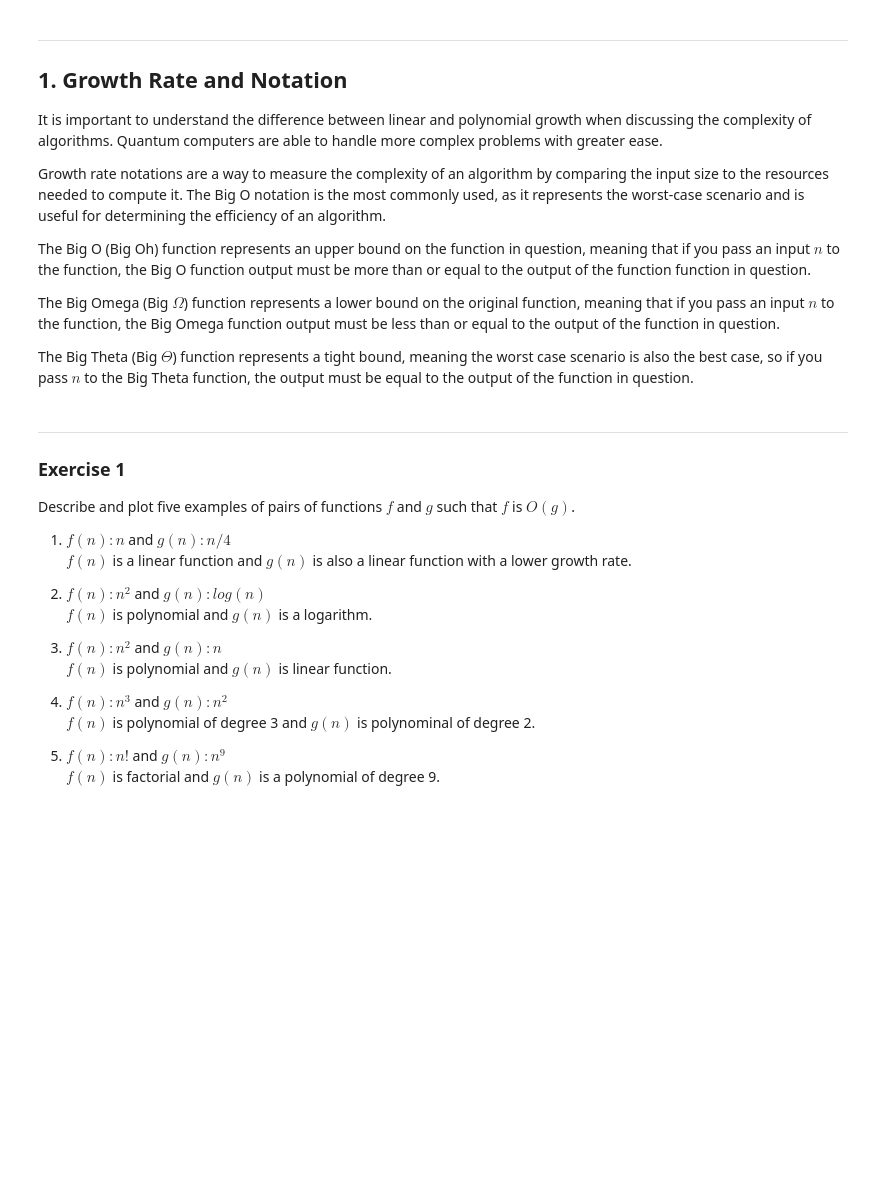
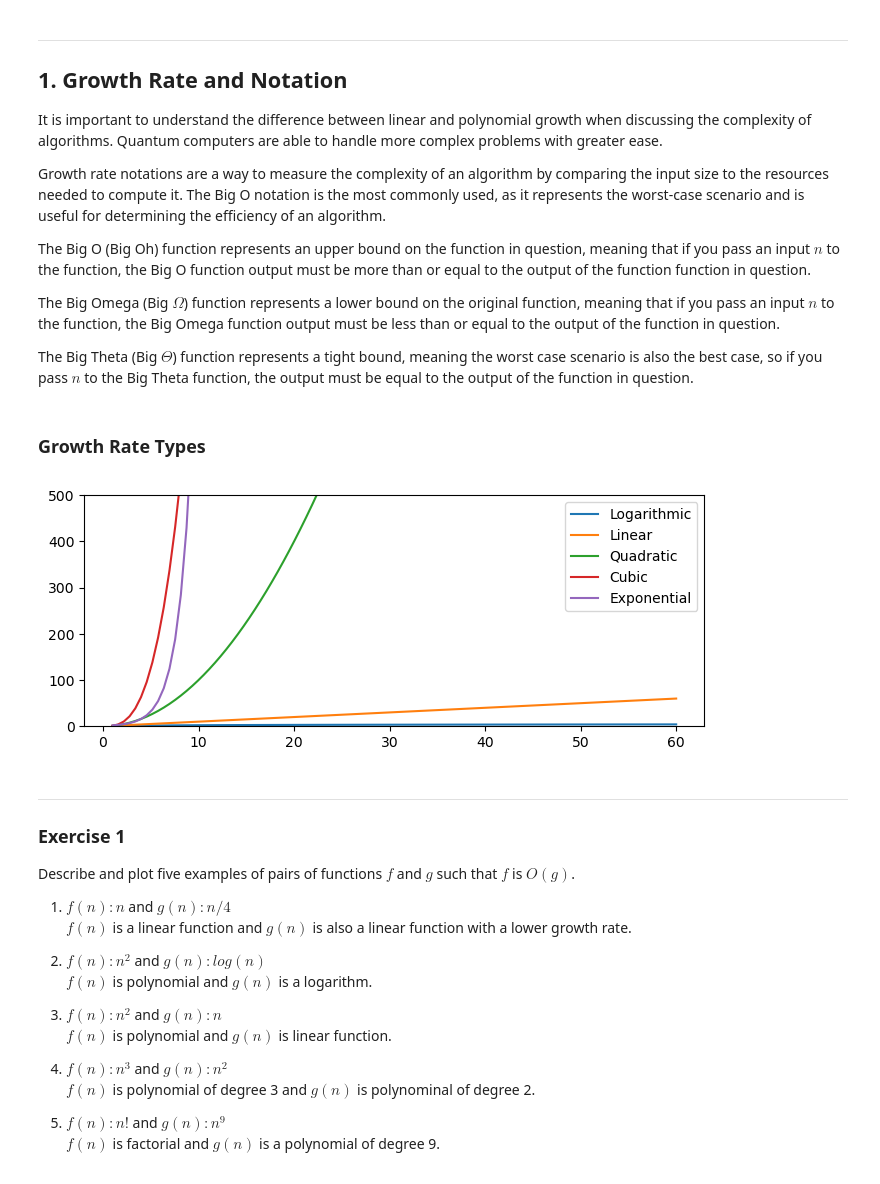
Before and after one commit to G00378925/emerging-technologies, a Jupyter notebook: notebooks/03-computation.ipynb, the cells around one changed output. Cells and saved outputs as stored; diff of their text form; code cells hidden in the pictures; blank space fills up the shorter version.

Commit message:
Adding different growth rates plot

```diff
--- a/notebooks/03-computation.ipynb
+++ b/notebooks/03-computation.ipynb
@@ -18,6 +18,46 @@ The Big O (Big Oh) function represents an upper bound on the function in questio
 The Big Omega (Big $\Omega$) function represents a lower bound on the original function, meaning that if you pass an input $n$ to the function, the Big Omega function output must be less than or equal to the output of the function in question.
 
 The Big Theta (Big $\Theta$) function represents a tight bound, meaning the worst case scenario is also the best case, so if you pass $n$ to the Big Theta function, the output must be equal to the output of the function in question.
+# %% [markdown]
+### Growth Rate Types
+# %%
+import math
+import matplotlib.pyplot as plt
+import numpy as np
+
+def factorial(n_array):
+    """ Calculates the factorial for each value in the n_array """
+    n_array = n_array.copy()
+    for i in range(len(n_array)):
+        n_array[i] = math.factorial(int(n_array[i]))
+    return n_array
+
+def log(n_array):
+    """ Calculates the logarithm for each value in the n_array """
+    return [math.log(n) for n in n_array]
+# %%
+fig, ax = plt.subplots(figsize=(8, 3))
+
+n = np.linspace(1, 60, 100)
+
+# Plot logarithm
+ax.plot(n, log(n), label="Logarithmic")
+# Plot linear
+ax.plot(n, n, label="Linear")
+# Plot polynomial with degree 2 (Squared/Quadratic)
+ax.plot(n, n ** 2, label="Quadratic")
+# Plot polynomial with degree 3 (Cubic)
+ax.plot(n, n ** 3, label="Cubic")
+# Plot exponential
+ax.plot(n, 2 ** n, label="Exponential")
+
+# Set y to a limit, because I want to show the functions with slower growths
+plt.ylim([0, 500])
+
+ax.legend()
+plt.show()
+# %% [output]
+[figure, added]
 # %% [markdown]
 ***
 ### Exercise 1
```
Also changed, not shown: parts of 5 cells of this notebook.
